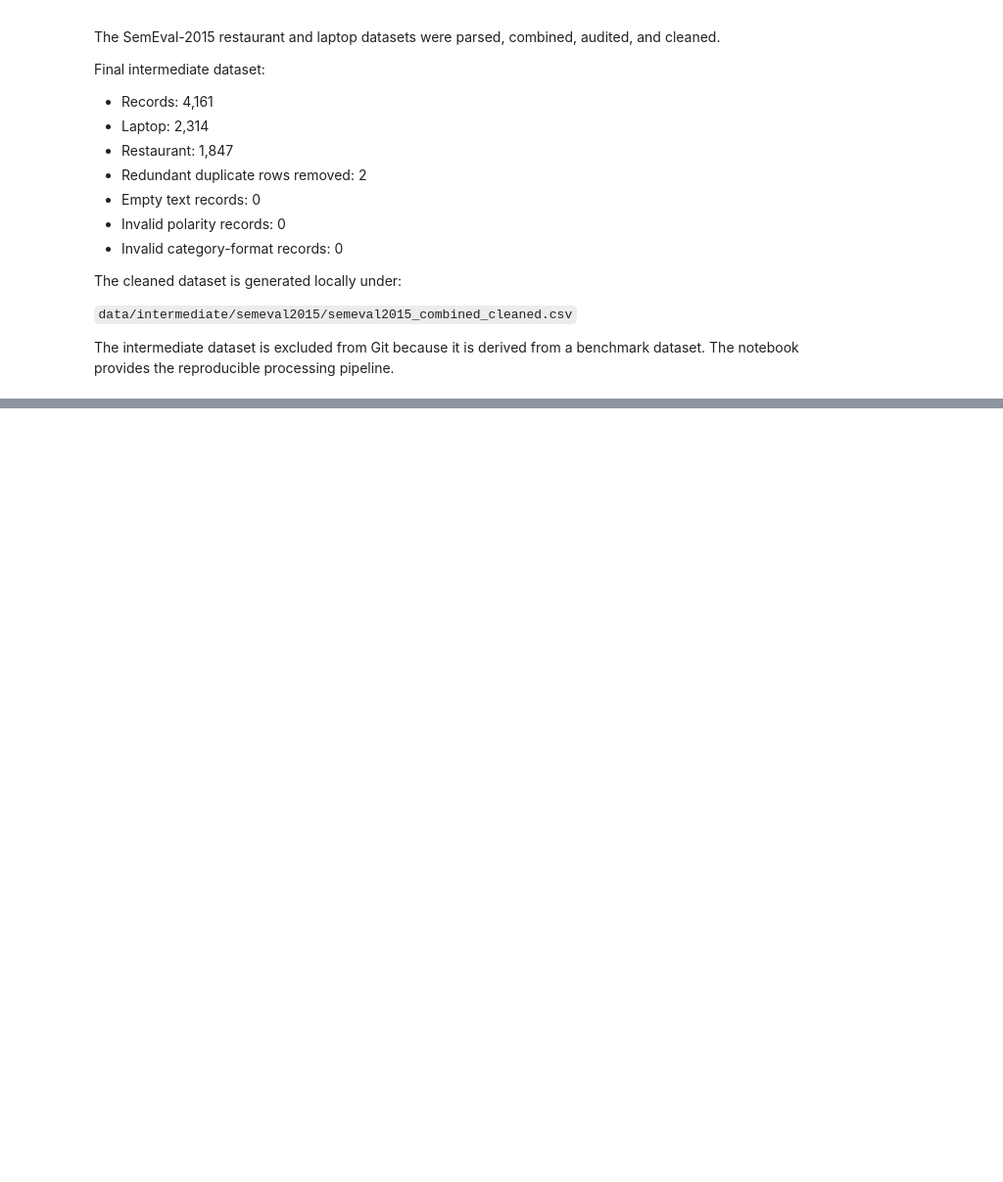
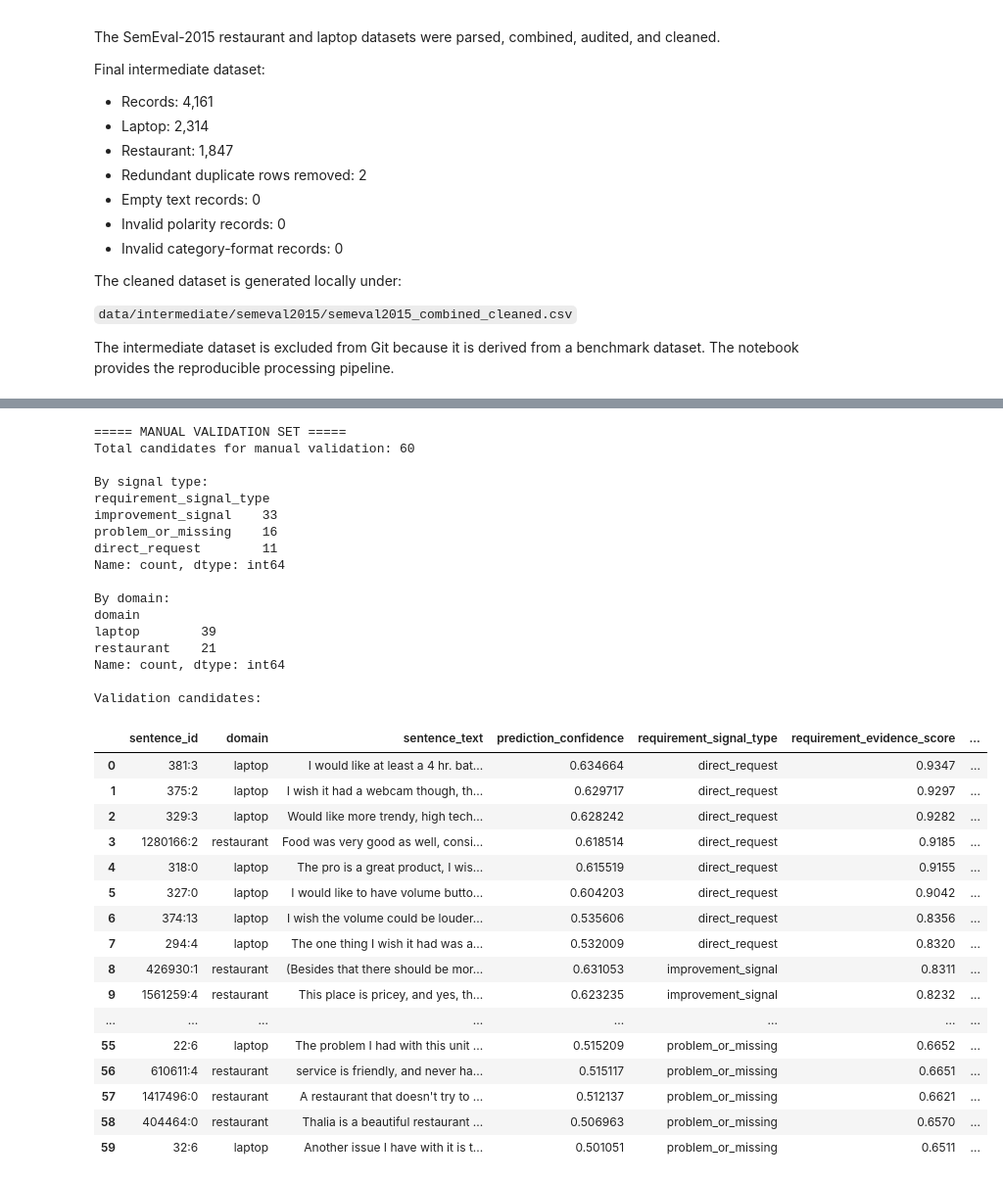
Before and after one commit to Roshni-Singh27/customer-requirement-analysis, a Jupyter notebook: notebooks/01_data_collection.ipynb, the cells around one changed output, grey strips where cells are left out. Shown at 98% size. Saved outputs shown, nothing was run; the diff lists cells and outputs as text; code cells hidden in the pictures; blank space fills up the shorter version.

```diff
--- a/notebooks/01_data_collection.ipynb
+++ b/notebooks/01_data_collection.ipynb
@@ -943,0 +6577,80 @@ pipeline.
+# %%
+# ============================================
+# MANUAL REQUIREMENT VALIDATION SET
+# ============================================
+
+validation_df = requirement_candidates[
+    requirement_candidates["requirement_signal_type"] != "no_explicit_signal"
+].copy()
+
+validation_df = validation_df.sort_values(
+    "requirement_evidence_score",
+    ascending=False
+).reset_index(drop=True)
+
+# Add a manual-review column
+validation_df["manual_requirement_label"] = "unreviewed"
+
+print("===== MANUAL VALIDATION SET =====")
+
+print("Total candidates for manual validation:", len(validation_df))
+
+print("\nBy signal type:")
+print(
+    validation_df["requirement_signal_type"].value_counts()
+)
+
+print("\nBy domain:")
+print(
+    validation_df["domain"].value_counts()
+)
+
+print("\nValidation candidates:")
+display(
+    validation_df[
+        [
+            "sentence_id",
+            "domain",
+            "sentence_text",
+            "prediction_confidence",
+            "requirement_signal_type",
+            "requirement_evidence_score",
+            "manual_requirement_label"
+        ]
+    ]
+)
+# %% [output]
+===== MANUAL VALIDATION SET =====
+Total candidates for manual validation: 60
+
+By signal type:
+requirement_signal_type
+improvement_signal    33
+problem_or_missing    16
+direct_request        11
+Name: count, dtype: int64
+
+By domain:
+domain
+laptop        39
+restaurant    21
+Name: count, dtype: int64
+
+Validation candidates:
+|  | sentence_id | domain | sentence_text | prediction_confidence | requirement_signal_type | requirement_evidence_score | ... |
+| 0 | 381:3 | laptop | I would like at least a 4 hr. bat... | 0.634664 | direct_request | 0.9347 | ... |
+| 1 | 375:2 | laptop | I wish it had a webcam though, th... | 0.629717 | direct_request | 0.9297 | ... |
+| 2 | 329:3 | laptop | Would like more trendy, high tech... | 0.628242 | direct_request | 0.9282 | ... |
+| 3 | 1280166:2 | restaurant | Food was very good as well, consi... | 0.618514 | direct_request | 0.9185 | ... |
+| 4 | 318:0 | laptop | The pro is a great product, I wis... | 0.615519 | direct_request | 0.9155 | ... |
+| 5 | 327:0 | laptop | I would like to have volume butto... | 0.604203 | direct_request | 0.9042 | ... |
+| 6 | 374:13 | laptop | I wish the volume could be louder... | 0.535606 | direct_request | 0.8356 | ... |
+| 7 | 294:4 | laptop | The one thing I wish it had was a... | 0.532009 | direct_request | 0.8320 | ... |
+| 8 | 426930:1 | restaurant | (Besides that there should be mor... | 0.631053 | improvement_signal | 0.8311 | ... |
+| 9 | 1561259:4 | restaurant | This place is pricey, and yes, th... | 0.623235 | improvement_signal | 0.8232 | ... |
+| ... | ... | ... | ... | ... | ... | ... | ... |
+| 55 | 22:6 | laptop | The problem I had with this unit ... | 0.515209 | problem_or_missing | 0.6652 | ... |
+| 56 | 610611:4 | restaurant | service is friendly, and never ha... | 0.515117 | problem_or_missing | 0.6651 | ... |
+| 57 | 1417496:0 | restaurant | A restaurant that doesn't try to ... | 0.512137 | problem_or_missing | 0.6621 | ... |
+| 58 | 404464:0 | restaurant | Thalia is a beautiful restaurant ... | 0.506963 | problem_or_missing | 0.6570 | ... |
+| 59 | 32:6 | laptop | Another issue I have with it is t... | 0.501051 | problem_or_missing | 0.6511 | ... |
```
Also changed, not shown: parts of 158 cells of this notebook, 4 other files.
